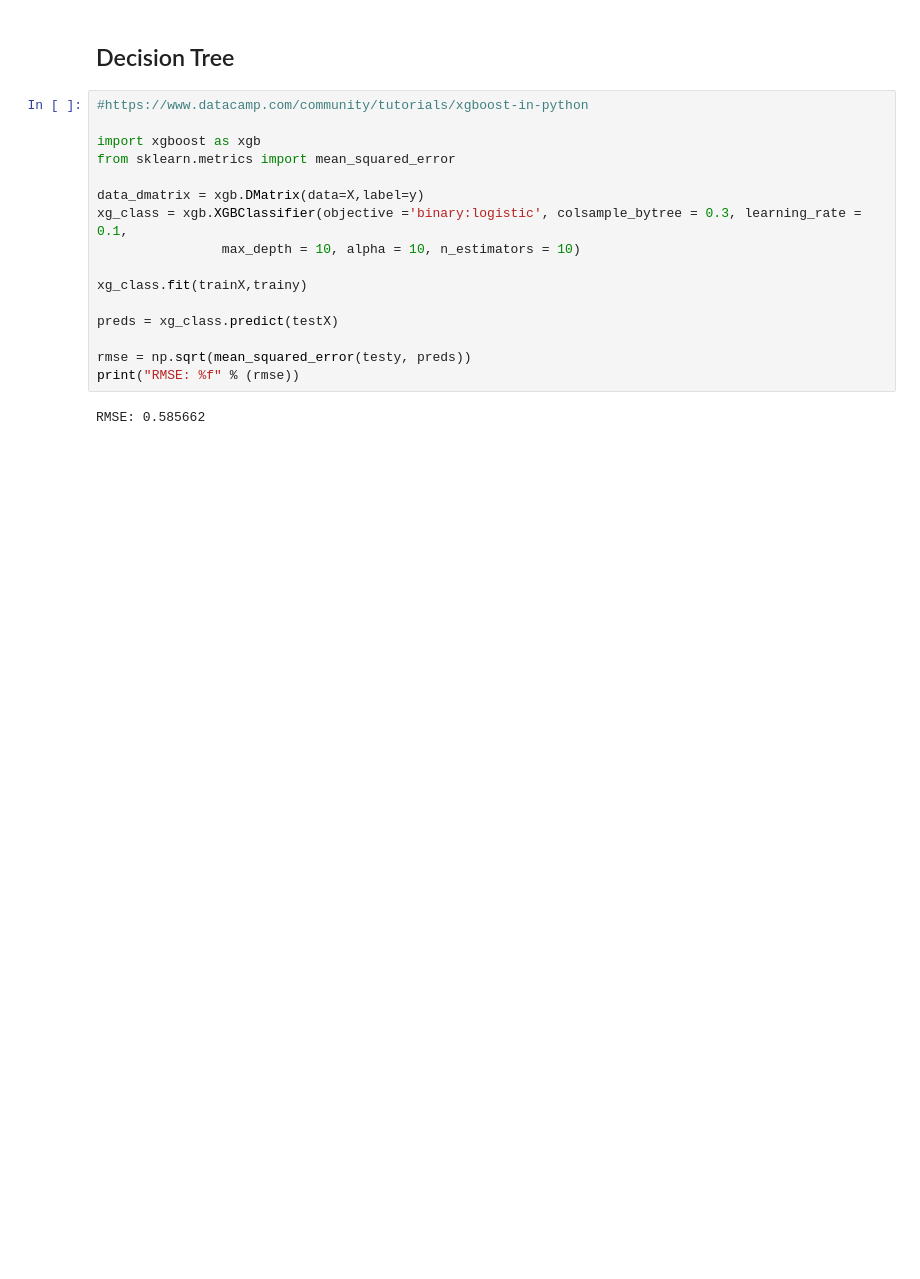
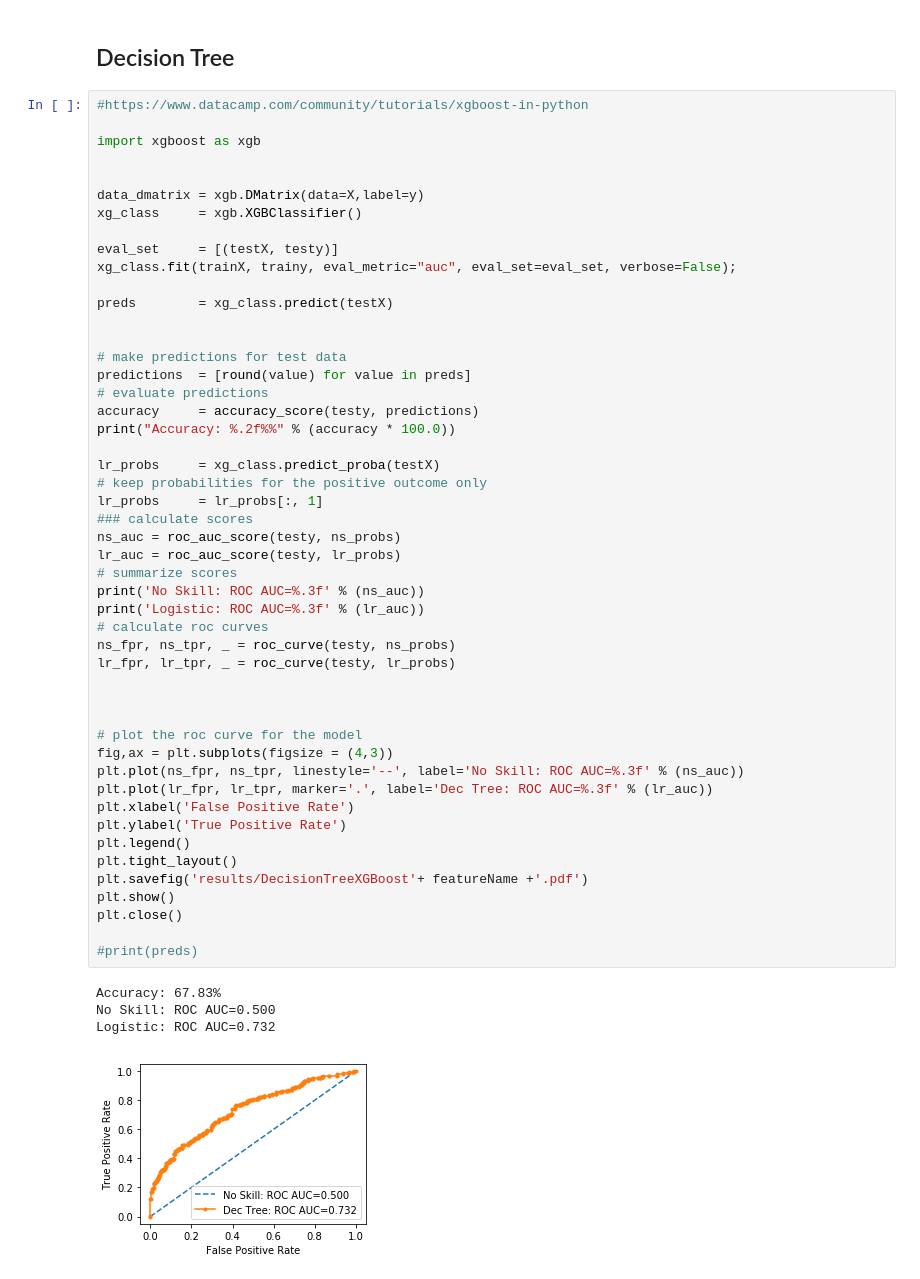
Before and after one commit to maguals/AppliedOrNotUseCase, a Jupyter notebook: classification/Binary_Classification.ipynb, the cells around one changed output. Drawn from its saved outputs; the diff is of its cells as text; blank space fills up the shorter version.

```diff
--- a/classification/Binary_Classification.ipynb
+++ b/classification/Binary_Classification.ipynb
@@ -164,20 +224,56 @@ Logistic: ROC AUC=0.596
 # %% [markdown]
 ## Decision Tree
-# %%
-#https://www.datacamp.com/community/tutorials/xgboost-in-python
-
-import xgboost as xgb
-from sklearn.metrics import mean_squared_error
-
-data_dmatrix = xgb.DMatrix(data=X,label=y)
-xg_class = xgb.XGBClassifier(objective ='binary:logistic', colsample_bytree = 0.3, learning_rate = 0.1,
-                max_depth = 10, alpha = 10, n_estimators = 10)
-
-xg_class.fit(trainX,trainy)
-
-preds = xg_class.predict(testX)
-
-rmse = np.sqrt(mean_squared_error(testy, preds))
-print("RMSE: %f" % (rmse))
-# %% [output]
-RMSE: 0.585662
+# %%
+#https://www.datacamp.com/community/tutorials/xgboost-in-python
+
+import xgboost as xgb
+
+
+data_dmatrix = xgb.DMatrix(data=X,label=y)
+xg_class     = xgb.XGBClassifier()
+
+eval_set     = [(testX, testy)]
+xg_class.fit(trainX, trainy, eval_metric="auc", eval_set=eval_set, verbose=False);
+
+preds        = xg_class.predict(testX)
+
+
+# make predictions for test data
+predictions  = [round(value) for value in preds]
+# evaluate predictions
+accuracy     = accuracy_score(testy, predictions)
+print("Accuracy: %.2f%%" % (accuracy * 100.0))
+
+lr_probs     = xg_class.predict_proba(testX)
+# keep probabilities for the positive outcome only
+lr_probs     = lr_probs[:, 1]
+### calculate scores
+ns_auc = roc_auc_score(testy, ns_probs)
+lr_auc = roc_auc_score(testy, lr_probs)
+# summarize scores
+print('No Skill: ROC AUC=%.3f' % (ns_auc))
+print('Logistic: ROC AUC=%.3f' % (lr_auc))
+# calculate roc curves
+ns_fpr, ns_tpr, _ = roc_curve(testy, ns_probs)
+lr_fpr, lr_tpr, _ = roc_curve(testy, lr_probs)
+
+
+
+# plot the roc curve for the model
+fig,ax = plt.subplots(figsize = (4,3))
+plt.plot(ns_fpr, ns_tpr, linestyle='--', label='No Skill: ROC AUC=%.3f' % (ns_auc))
+plt.plot(lr_fpr, lr_tpr, marker='.', label='Dec Tree: ROC AUC=%.3f' % (lr_auc))
+plt.xlabel('False Positive Rate')
+plt.ylabel('True Positive Rate')
+plt.legend()
+plt.tight_layout()
+plt.savefig('results/DecisionTreeXGBoost'+ featureName +'.pdf')
+plt.show()
+plt.close()
+
+#print(preds)
+# %% [output]
+Accuracy: 67.83%
+No Skill: ROC AUC=0.500
+Logistic: ROC AUC=0.732
+[figure, added]
```
Also changed, not shown: parts of 14 cells of this notebook, 1 other file.
